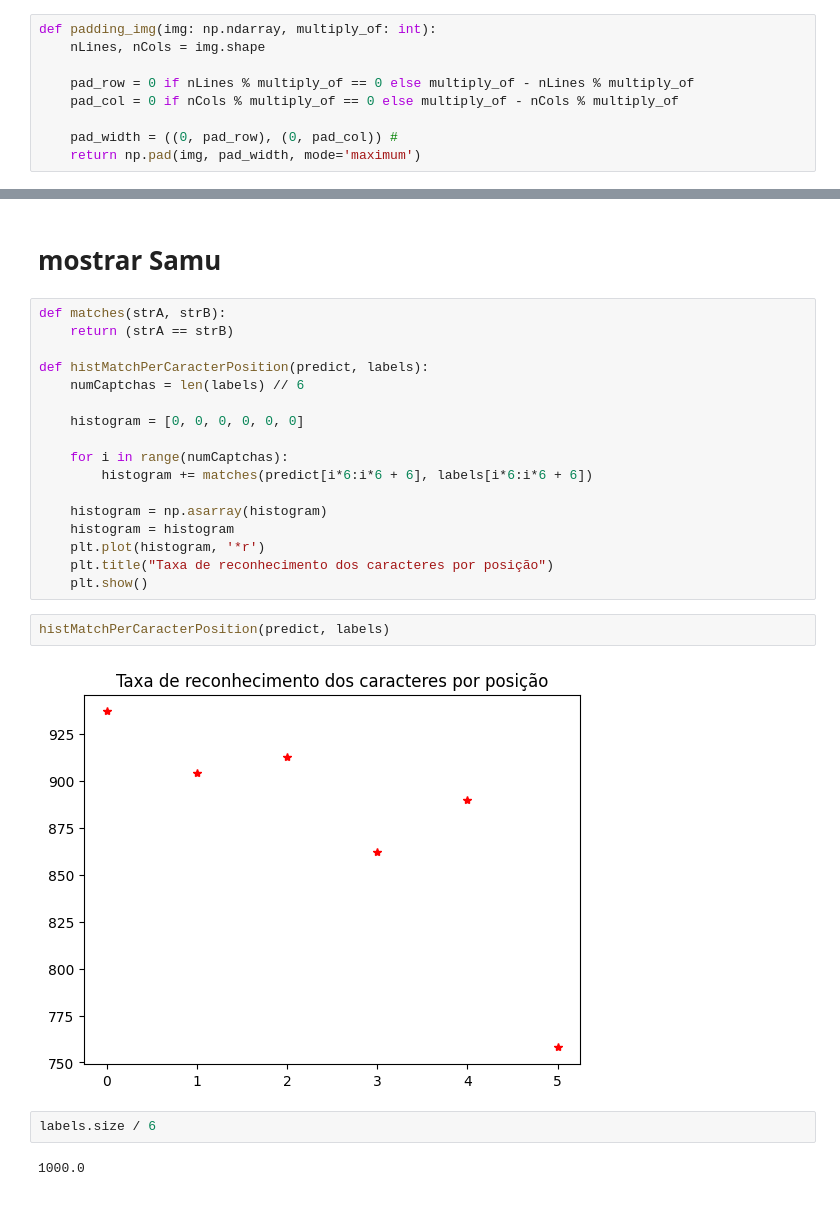
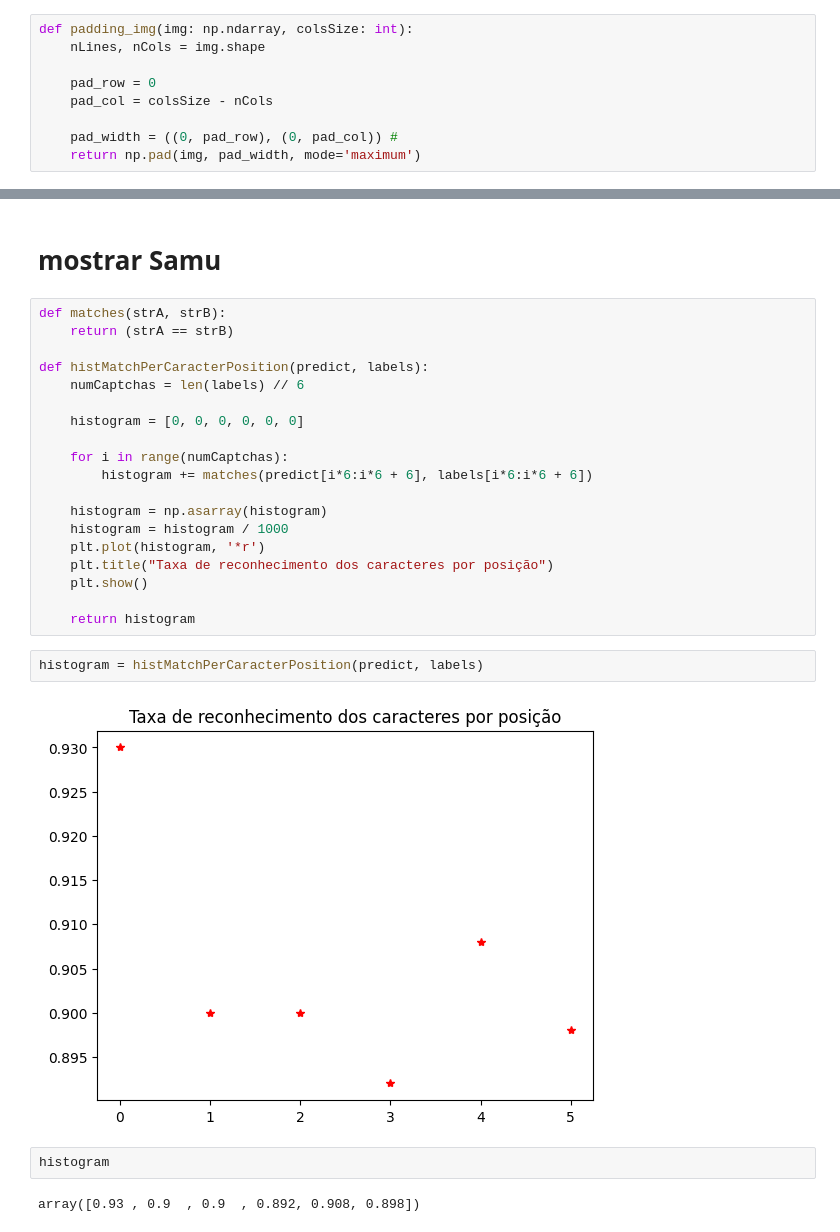
Before and after one commit to Samuel-Brisio/ufmg_icv_classificador, a Jupyter notebook: classificador_hog.ipynb, the cells around one changed output, grey strips where cells are left out. Drawn from its saved outputs; the diff is of its cells as text.

```diff
--- a/classificador_hog.ipynb
+++ b/classificador_hog.ipynb
@@ -13,11 +13,11 @@ validacaoDiretorio = "CAPTCHA-10k/validacao"
 regioes = [35, 65, 95, 125, 155]
 tamanhoDaRegiao = 2048
 # %%
-def padding_img(img: np.ndarray, multiply_of: int):
+def padding_img(img: np.ndarray, colsSize: int):
     nLines, nCols = img.shape
 
-    pad_row = 0 if nLines % multiply_of == 0 else multiply_of - nLines % multiply_of
-    pad_col = 0 if nCols % multiply_of == 0 else multiply_of - nCols % multiply_of
+    pad_row = 0
+    pad_col = colsSize - nCols
 
     pad_width = ((0, pad_row), (0, pad_col)) #
     return np.pad(img, pad_width, mode='maximum')
@@ -290,18 +301,20 @@ def histMatchPerCaracterPosition(predict, labels):
         histogram += matches(predict[i*6:i*6 + 6], labels[i*6:i*6 + 6])
 
     histogram = np.asarray(histogram)
-    histogram = histogram
+    histogram = histogram / 1000
     plt.plot(histogram, '*r')
     plt.title("Taxa de reconhecimento dos caracteres por posição")
     plt.show()
+
+    return histogram
 # %%
-histMatchPerCaracterPosition(predict, labels)
+histogram = histMatchPerCaracterPosition(predict, labels)
 # %% [output]
-[figure, old version]
+[figure, new version]
-# %%
-labels.size / 6
-# %% [output]
-1000.0
+# %%
+histogram
+# %% [output]
+array([0.93 , 0.9  , 0.9  , 0.892, 0.908, 0.898])
 # %%
 captcha = cv.imread('./CAPTCHA-10k/validacao/008010.jpg', cv.IMREAD_GRAYSCALE)
 magnitude, angle = gradient(captcha)
```
Also changed, not shown: parts of 7 cells of this notebook, 1 other file.
